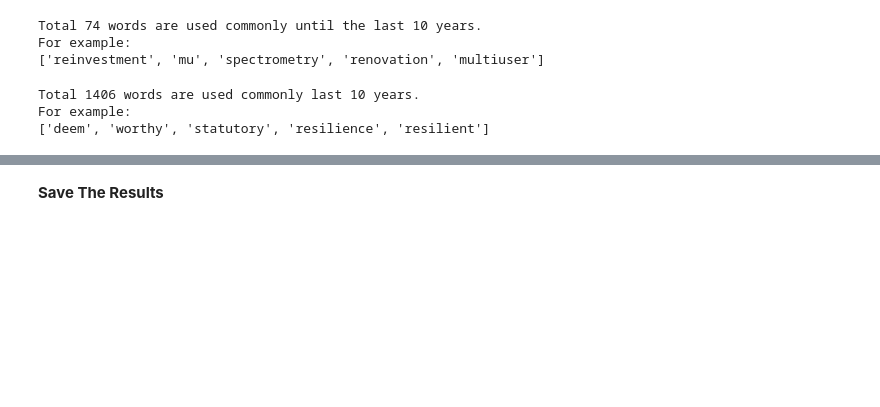
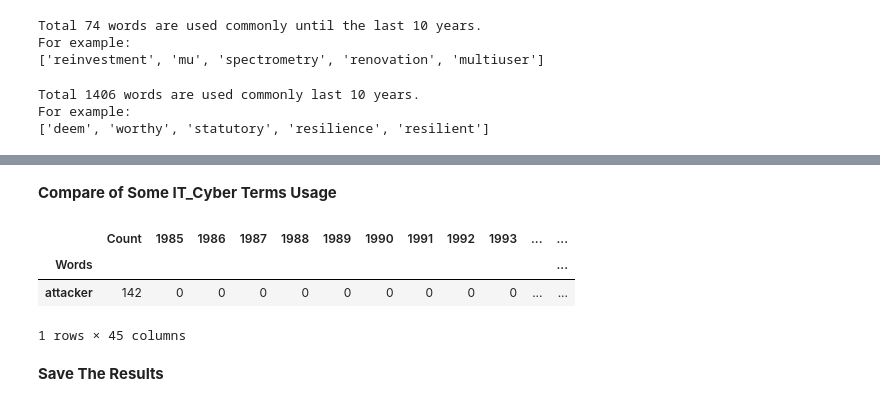
Before and after one commit to msklc/Text-Mining-Approach-to-Analyze-The-Cyber-Security-Related-Articles, a Jupyter notebook: PART-3 Text Mining.ipynb, the cells around one changed output, grey strips where cells are left out. Saved outputs shown, nothing was run; the diff lists cells and outputs as text; code cells hidden in the pictures; blank space fills up the shorter version.

```diff
--- a/PART-3 Text Mining.ipynb
+++ b/PART-3 Text Mining.ipynb
@@ -686,3 +728,12 @@ plt.show()
+# %% [markdown]
+__Compare of Some IT_Cyber Terms Usage__
+# %%
+df_FreqDist_IT_terms[df_FreqDist_IT_terms.index=='attacker']
+# %% [output]
+|  | Count | 1985 | 1986 | 1987 | 1988 | 1989 | 1990 | 1991 | 1992 | 1993 | ... | ... |
+| Words |  |  |  |  |  |  |  |  |  |  |  | ... |
+| attacker | 142 | 0 | 0 | 0 | 0 | 0 | 0 | 0 | 0 | 0 | ... | ... |
+1 rows × 45 columns
 # %% [markdown]
 __Save The Results__
 # %%
```
Also changed, not shown: parts of 23 cells of this notebook.
